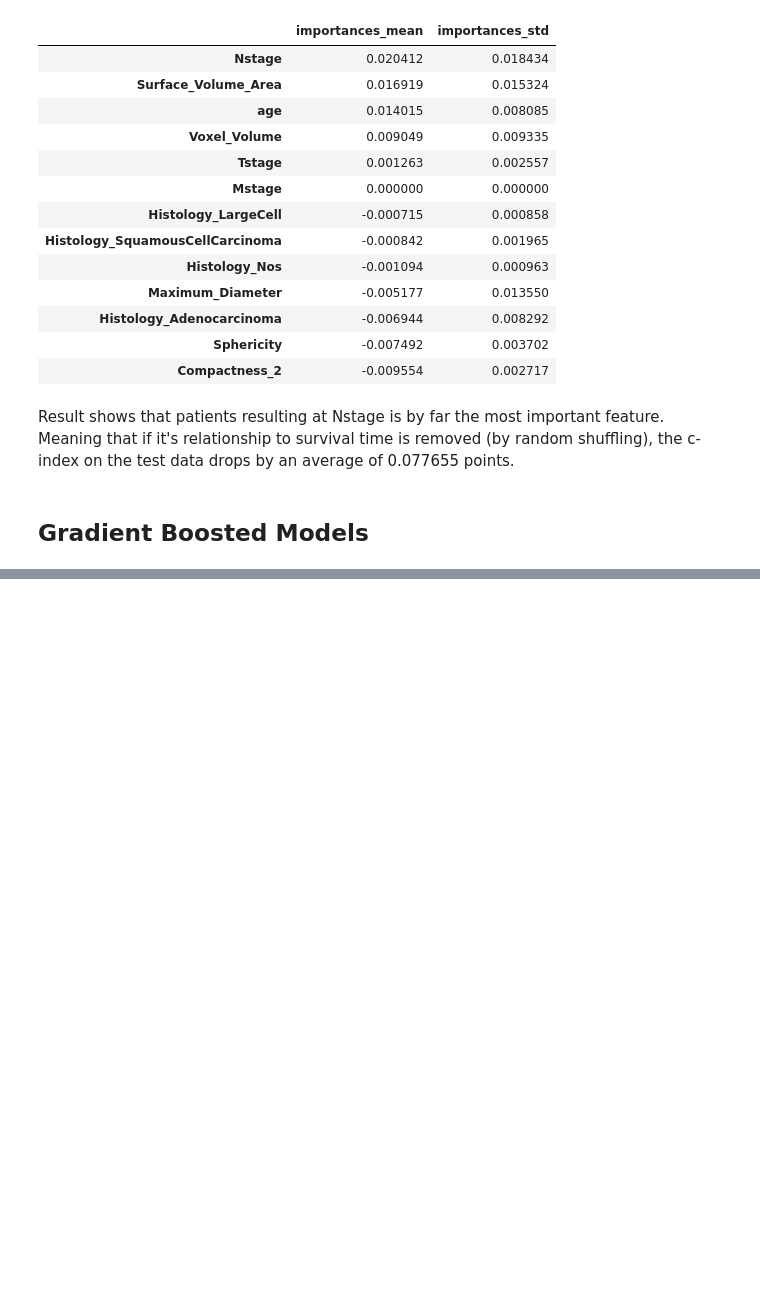
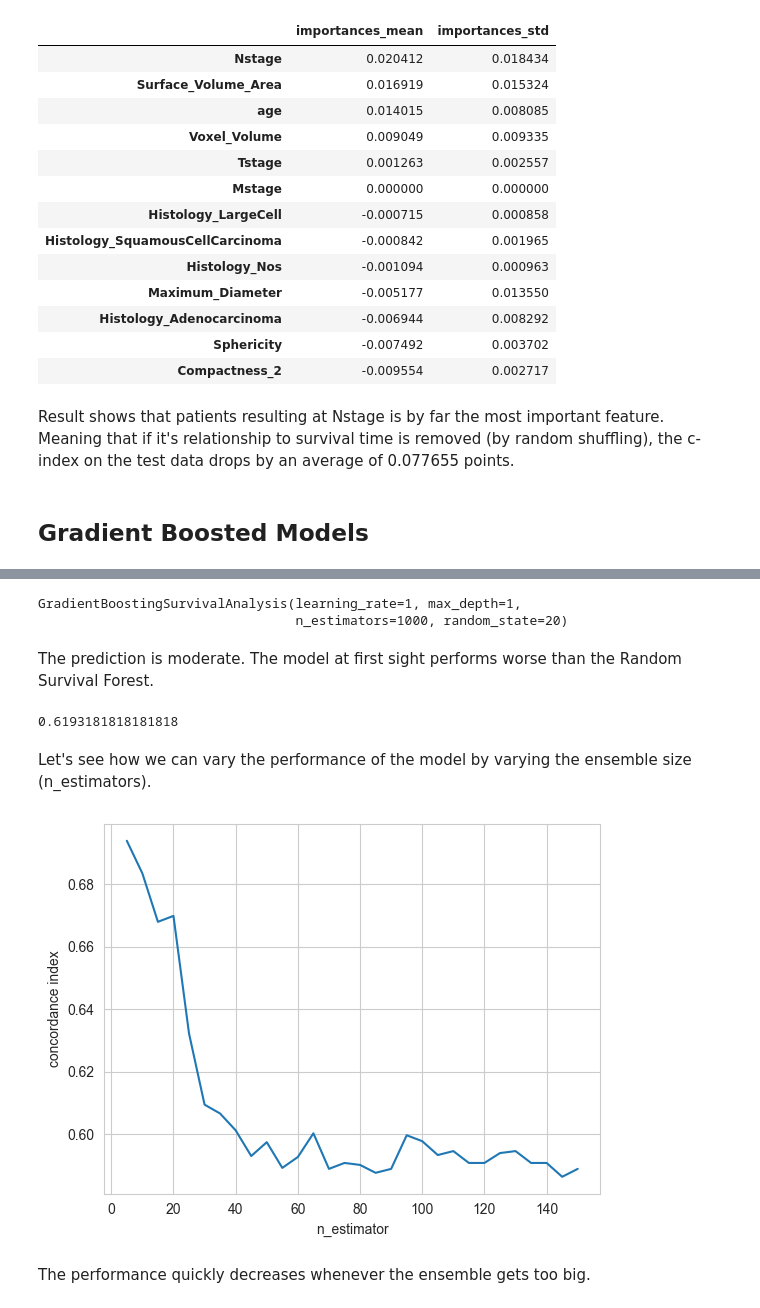
Before and after one commit to AlexBoving/survival-analysis-lung-cancer, a Jupyter notebook: notebooks/survival_models.ipynb, the cells around one changed output, grey strips where cells are left out. Cells and saved outputs as stored; diff of their text form; code cells hidden in the pictures; blank space fills up the shorter version.

```diff
--- a/notebooks/survival_models.ipynb
+++ b/notebooks/survival_models.ipynb
@@ -157,0 +182,36 @@ Result shows that patients resulting at Nstage is by far the most important feat
+# %%
+est_cph_tree = GradientBoostingSurvivalAnalysis(n_estimators=1000,
+                                                learning_rate=1,
+                                                max_depth=1,
+                                                random_state=random_state)
+est_cph_tree.fit(X_train, y_train)
+# %% [output]
+GradientBoostingSurvivalAnalysis(learning_rate=1, max_depth=1,
+                                 n_estimators=1000, random_state=20)
+# %% [markdown]
+The prediction is moderate. The model at first sight performs worse than the Random Survival Forest.
+# %%
+est_cph_tree.score(X_test, y_test)
+# %% [output]
+0.6193181818181818
+# %% [markdown]
+Let's see how we can vary the performance of the model by varying the ensemble size (n_estimators).
+# %%
+scores_cph_tree = {}
+
+est_cph_tree = GradientBoostingSurvivalAnalysis(learning_rate=1.0, max_depth=1, random_state=0)
+for i in range(1, 31):
+    n_estimators = i * 5
+    est_cph_tree.set_params(n_estimators=n_estimators)
+    est_cph_tree.fit(X_train, y_train)
+    scores_cph_tree[n_estimators] = est_cph_tree.score(X_test, y_test)
+# %%
+t, z = zip(*scores_cph_tree.items())
+plt.plot(t, z)
+plt.xlabel("n_estimator")
+plt.ylabel("concordance index")
+plt.grid(True)
+# %% [output]
+[figure, added]
+# %% [markdown]
+The performance quickly decreases whenever the ensemble gets too big.
```
Also changed, not shown: parts of 6 cells of this notebook, 3 other files.
